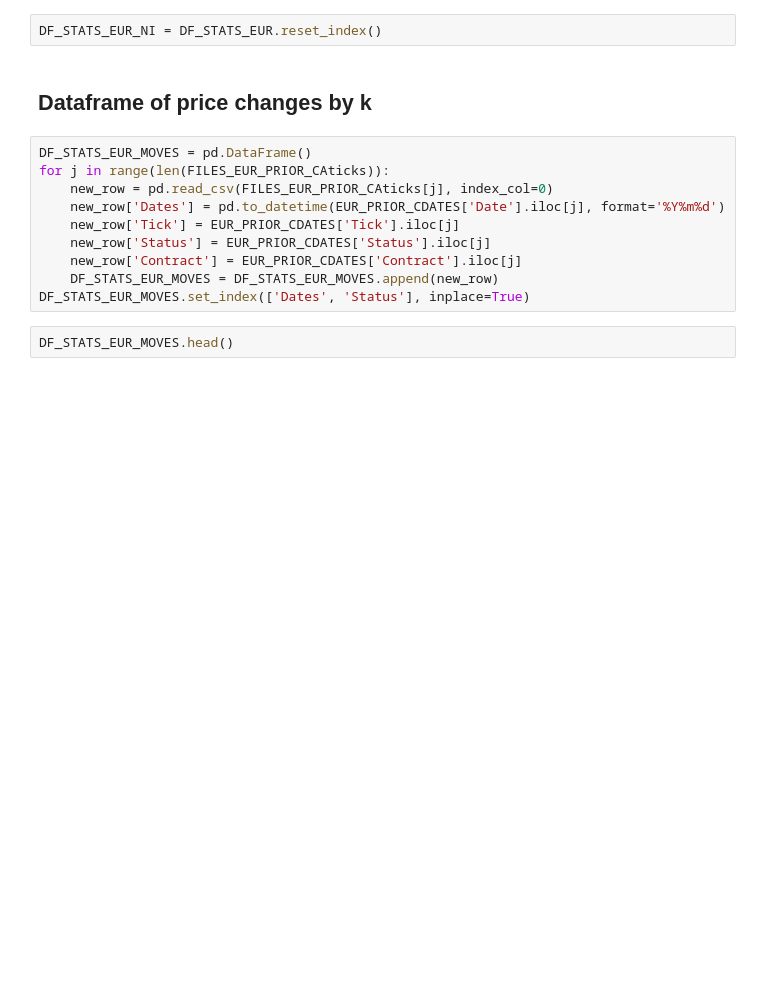
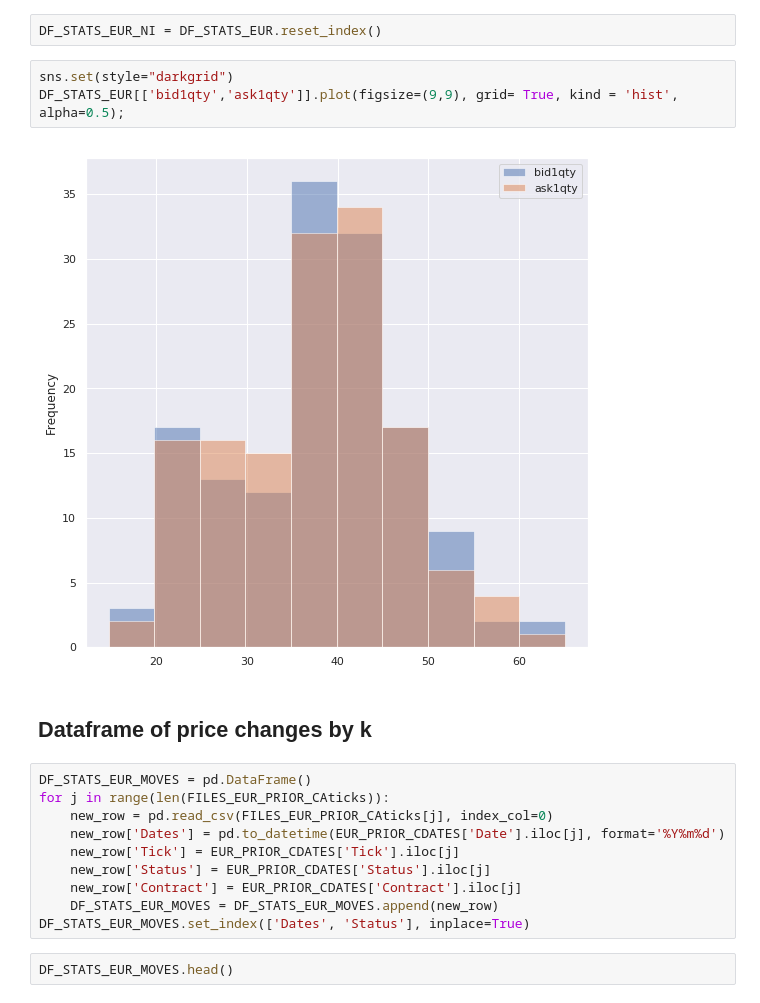
Before and after one commit to fagan2888/UZStats, a Jupyter notebook: CME_Tick_Changes.ipynb, the cells around one changed output. Saved outputs shown, nothing was run; the diff lists cells and outputs as text; blank space fills up the shorter version.

```diff
--- a/CME_Tick_Changes.ipynb
+++ b/CME_Tick_Changes.ipynb
@@ -286,6 +286,11 @@ DF_STATS_EUR.head()
 | 2015-06-19 | 111.054435 | 1.306565 | 26.601901 | 0.529959 | 109.591411 | 1.306342 | 25.871195 | 0.529959 | 1.059919 | 3.060076 | ... |
 # %%
 DF_STATS_EUR_NI = DF_STATS_EUR.reset_index()
+# %%
+sns.set(style="darkgrid")
+DF_STATS_EUR[['bid1qty','ask1qty']].plot(figsize=(9,9), grid= True, kind = 'hist', alpha=0.5);
+# %% [output]
+[figure, added]
 # %% [markdown]
 ## Dataframe of price changes by k
 # %%
```
Also changed, not shown: parts of 5 cells of this notebook.
